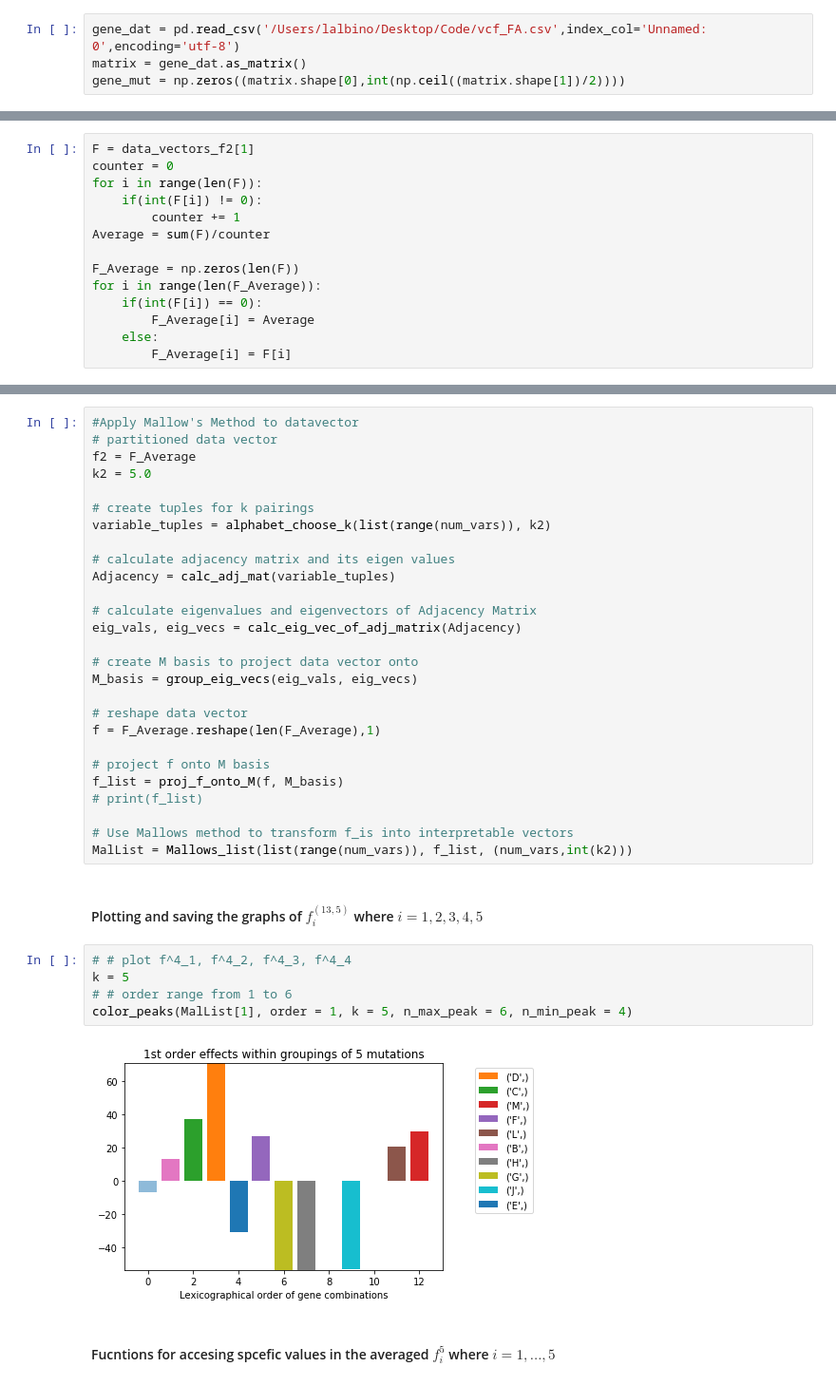
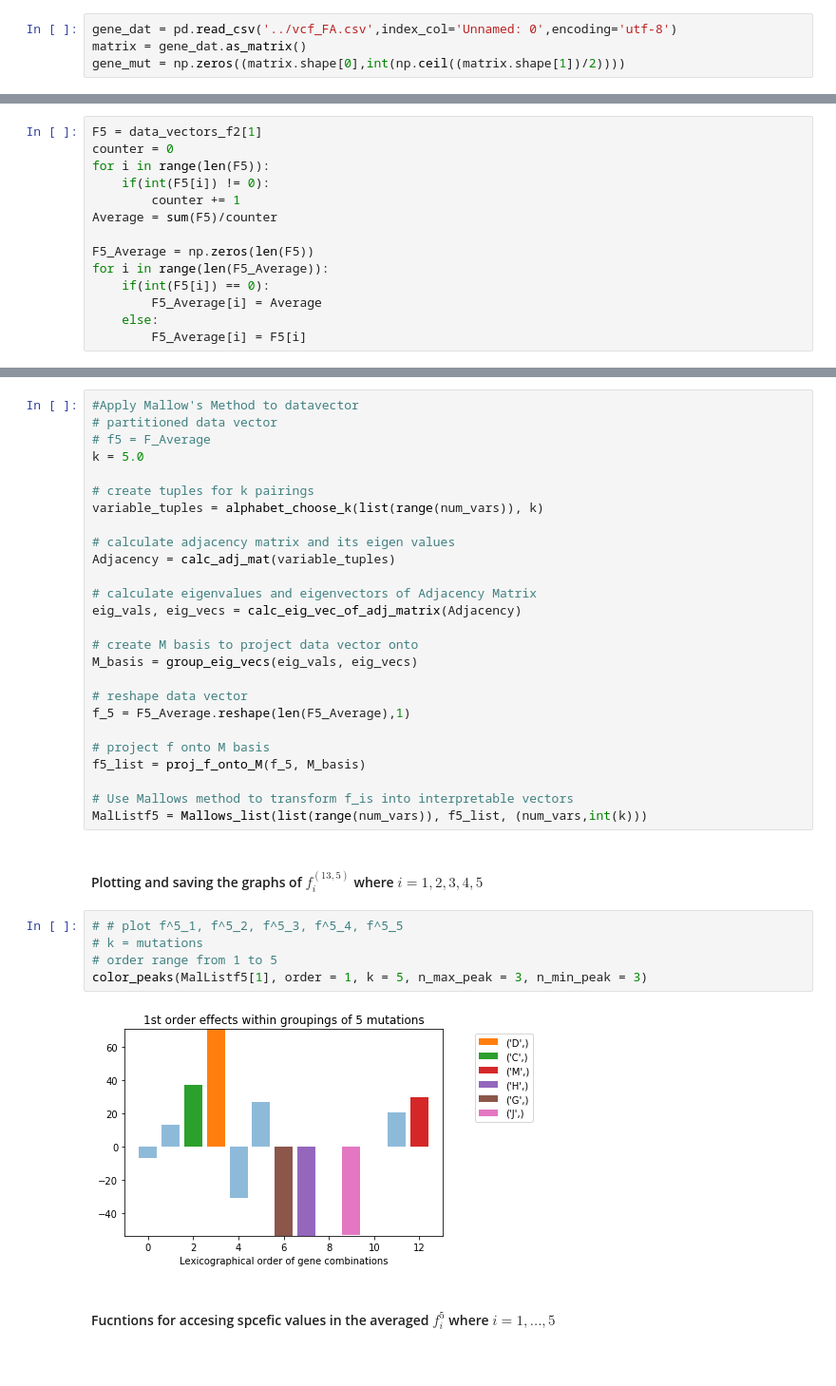
Before and after one commit to LillianGonzalezAlbino/FourierAnalysis, a Jupyter notebook: Spectral-Analysis-Reduced-Dataset(and).ipynb, the cells around one changed output, grey strips where cells are left out. Shown at 95% size. Cells and saved outputs as stored; diff of their text form.

```diff
--- a/Spectral-Analysis-Reduced-Dataset(and).ipynb
+++ b/Spectral-Analysis-Reduced-Dataset(and).ipynb
@@ -31,7 +33,7 @@ os.mkdir("RawMallowVectorf4")
 # %% [markdown]
 # Dataset (and)
 # %%
-gene_dat = pd.read_csv('/Users/lalbino/Desktop/Code/vcf_FA.csv',index_col='Unnamed: 0',encoding='utf-8')
+gene_dat = pd.read_csv('../vcf_FA.csv',index_col='Unnamed: 0',encoding='utf-8')
 matrix = gene_dat.as_matrix()
 gene_mut = np.zeros((matrix.shape[0],int(np.ceil((matrix.shape[1])/2))))
 # %%
@@ -761,18 +1056,18 @@ sorted(real_fis[3], key=itemgetter(1), reverse=True)[:7] # )[:7]#
 # %% [markdown]
 # Data vector for $f^{(13,5)}$ with average instead of zeros
 # %%
-F = data_vectors_f2[1]
+F5 = data_vectors_f2[1]
 counter = 0
-for i in range(len(F)):
-    if(int(F[i]) != 0):
+for i in range(len(F5)):
+    if(int(F5[i]) != 0):
         counter += 1
-Average = sum(F)/counter
+Average = sum(F5)/counter
 
-F_Average = np.zeros(len(F))
-for i in range(len(F_Average)):
-    if(int(F[i]) == 0):
-        F_Average[i] = Average
+F5_Average = np.zeros(len(F5))
+for i in range(len(F5_Average)):
+    if(int(F5[i]) == 0):
+        F5_Average[i] = Average
     else:
-        F_Average[i] = F[i]
+        F5_Average[i] = F5[i]
 # %%
 # validation (of sorts)
@@ -784,11 +1079,11 @@ print(sum(F), sum(F_Average))
 # %%
 #Apply Mallow's Method to datavector
 # partitioned data vector
-f2 = F_Average
-k2 = 5.0
+# f5 = F_Average
+k = 5.0
 
 # create tuples for k pairings
-variable_tuples = alphabet_choose_k(list(range(num_vars)), k2)
+variable_tuples = alphabet_choose_k(list(range(num_vars)), k)
 
 # calculate adjacency matrix and its eigen values
 Adjacency = calc_adj_mat(variable_tuples)
@@ -800,23 +1095,22 @@ eig_vals, eig_vecs = calc_eig_vec_of_adj_matrix(Adjacency)
 M_basis = group_eig_vecs(eig_vals, eig_vecs)
 
 # reshape data vector
-f = F_Average.reshape(len(F_Average),1)
+f_5 = F5_Average.reshape(len(F5_Average),1)
 
 # project f onto M basis
-f_list = proj_f_onto_M(f, M_basis)
-# print(f_list)
+f5_list = proj_f_onto_M(f_5, M_basis)
 
 # Use Mallows method to transform f_is into interpretable vectors
-MalList = Mallows_list(list(range(num_vars)), f_list, (num_vars,int(k2)))
+MalListf5 = Mallows_list(list(range(num_vars)), f5_list, (num_vars,int(k)))
 # %% [markdown]
 #### Plotting and saving the graphs of $f^{(13,5)}_i$ where $i = 1,2,3,4,5$
 # %%
-# # plot f^4_1, f^4_2, f^4_3, f^4_4
-k = 5
-# # order range from 1 to 6
-color_peaks(MalList[1], order = 1, k = 5, n_max_peak = 6, n_min_peak = 4)
+# # plot f^5_1, f^5_2, f^5_3, f^5_4, f^5_5
+# k = mutations
+# order range from 1 to 5
+color_peaks(MalListf5[1], order = 1, k = 5, n_max_peak = 3, n_min_peak = 3)
 # %% [output]
-[figure, old version]
+[figure, new version]
 # %% [markdown]
 #### Fucntions for accesing spcefic values in the averaged $f^5_i$ where $i=1,...,5$
 # %%
```
Also changed, not shown: parts of 88 cells of this notebook.
